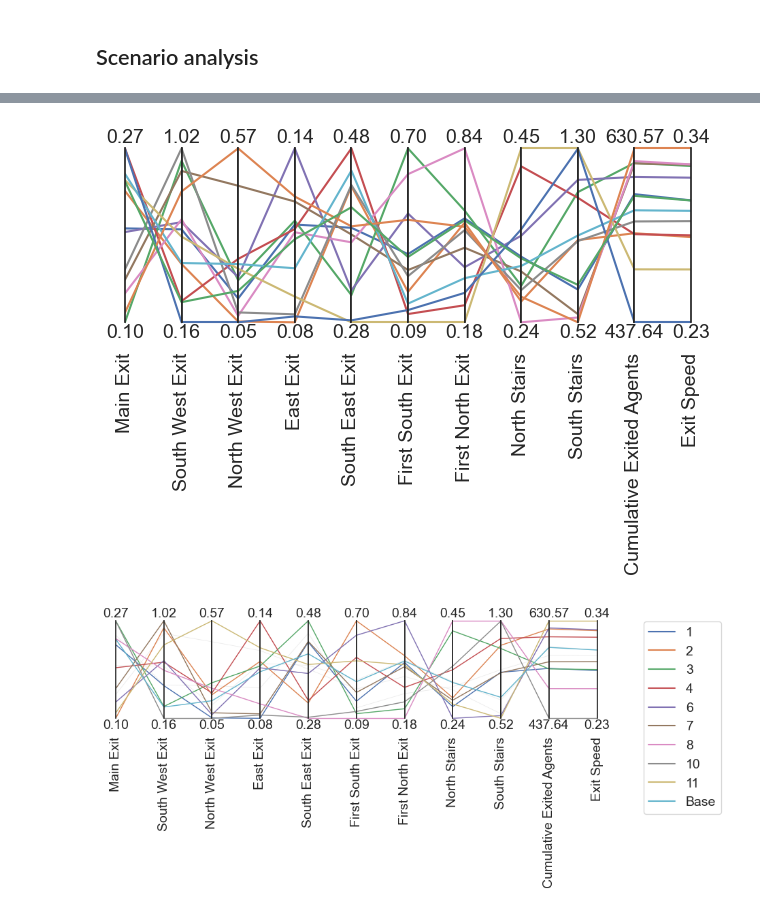
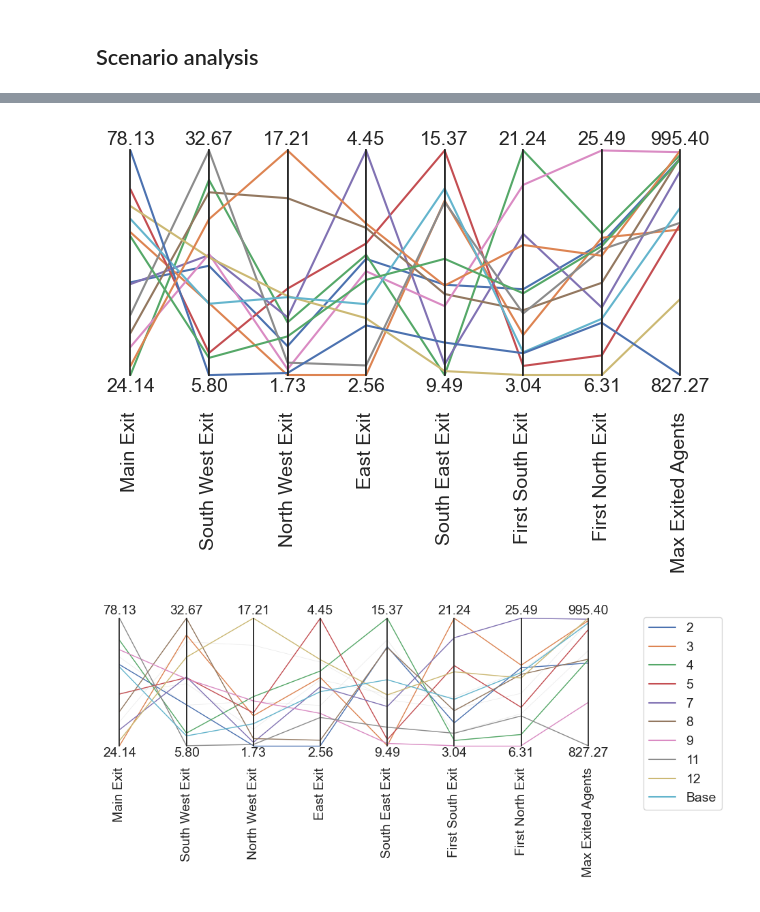
Before and after one commit to Pepijn2001/ABM_SEN1211, a Jupyter notebook: results_analysis.ipynb, the cells around one changed output, grey strips where cells are left out. Drawn from its saved outputs; the diff is of its cells as text; code cells hidden in the pictures.

```diff
--- a/results_analysis.ipynb
+++ b/results_analysis.ipynb
@@ -184,4 +170,3 @@ plt.show()
 # %%
 df = pd.read_csv('./data/model_data_basecase.csv')
 df['timestep'] = df.groupby(['run_id']).cumcount() + 1
-df['Exit Speed'] = df['Cumulative Exited Agents'] / df['timestep']
@@ -363,17 +437,19 @@ aggregated_df
 # %%
+renamed_vars = ['Max Exited Agents' if var == 'Cumulative Exited Agents' else var for var in renamed_vars]
+
 # Select specific columns from the reference_set to create the outcomes DataFrame
 outcomes = aggregated_df.loc[:, renamed_vars]
 
 # Determine the limits for the parallel coordinates plot based on the selected outcomes
 limits = parcoords.get_limits(outcomes)
 
 # Create a ParallelAxes object with the determined limits
 axes = parcoords.ParallelAxes(limits)
 
 # Plot the outcomes DataFrame on the parallel coordinates axes
 axes.plot(outcomes)
 # %% [output]
-[figure, old version]
+[figure, new version]
 # %%
 # Set the color palette for plotting
 colors = sns.color_palette()
@@ -396,7 +472,7 @@ paraxes.plot(all_data, color='lightgrey', lw=0.5, alpha=0.5)
 # Plot the unique maximum and minimum lines with different colors
 for i, (index, row) in enumerate(all_data.iloc[indices].sort_index().iterrows()):
     if index != 12:
-        paraxes.plot(row, color=colors[i], lw=1, label=str(index))
+        paraxes.plot(row, color=colors[i], lw=1, label=str(index+1))
     else:
         paraxes.plot(row, color=colors[i], lw=1, label='Base')
 
@@ -410,4 +486,4 @@ fig.set_size_inches((8, 4))
 # Display the plot
 plt.show()
 # %% [output]
-[figure, old version]
+[figure, new version]
```
Also changed, not shown: parts of 8 cells of this notebook, 2 other files.
